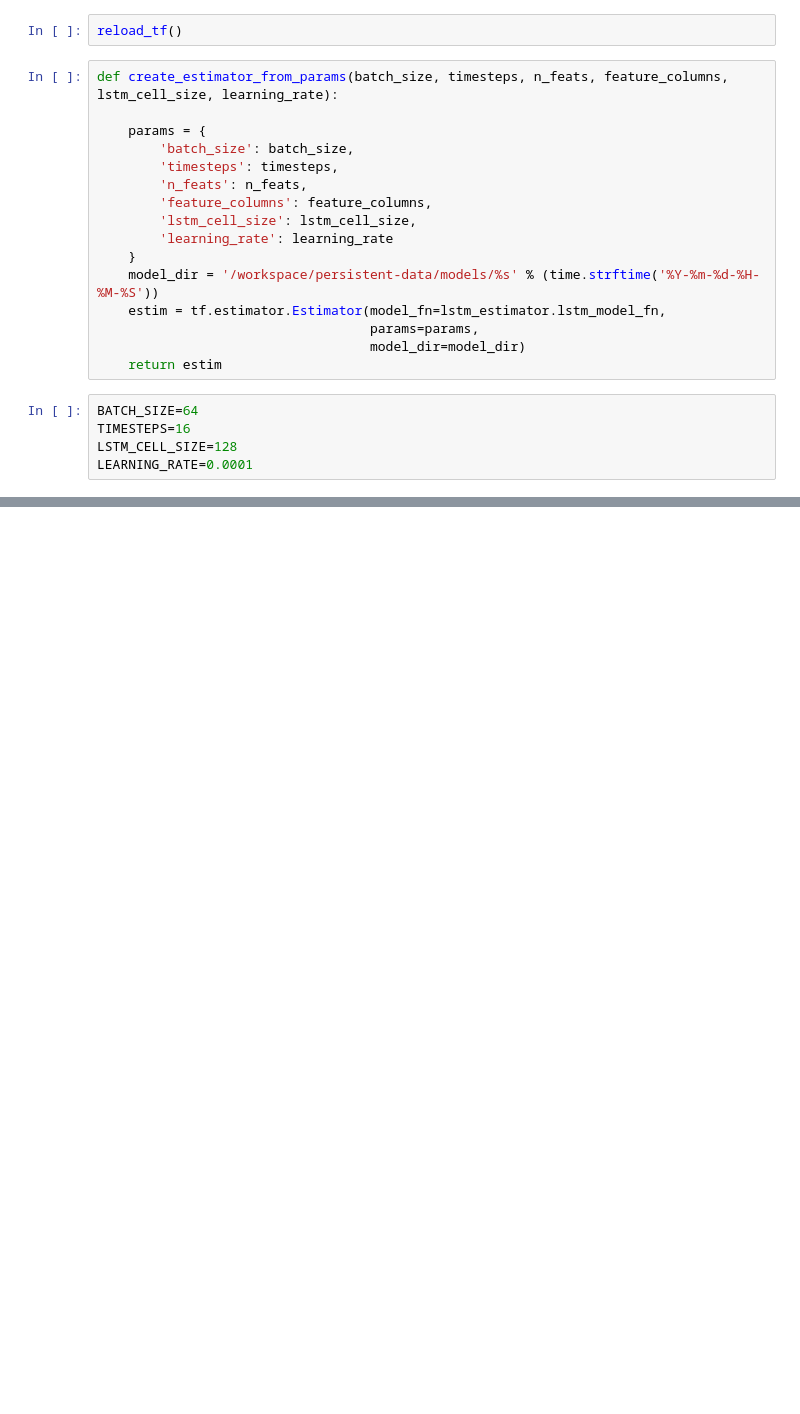
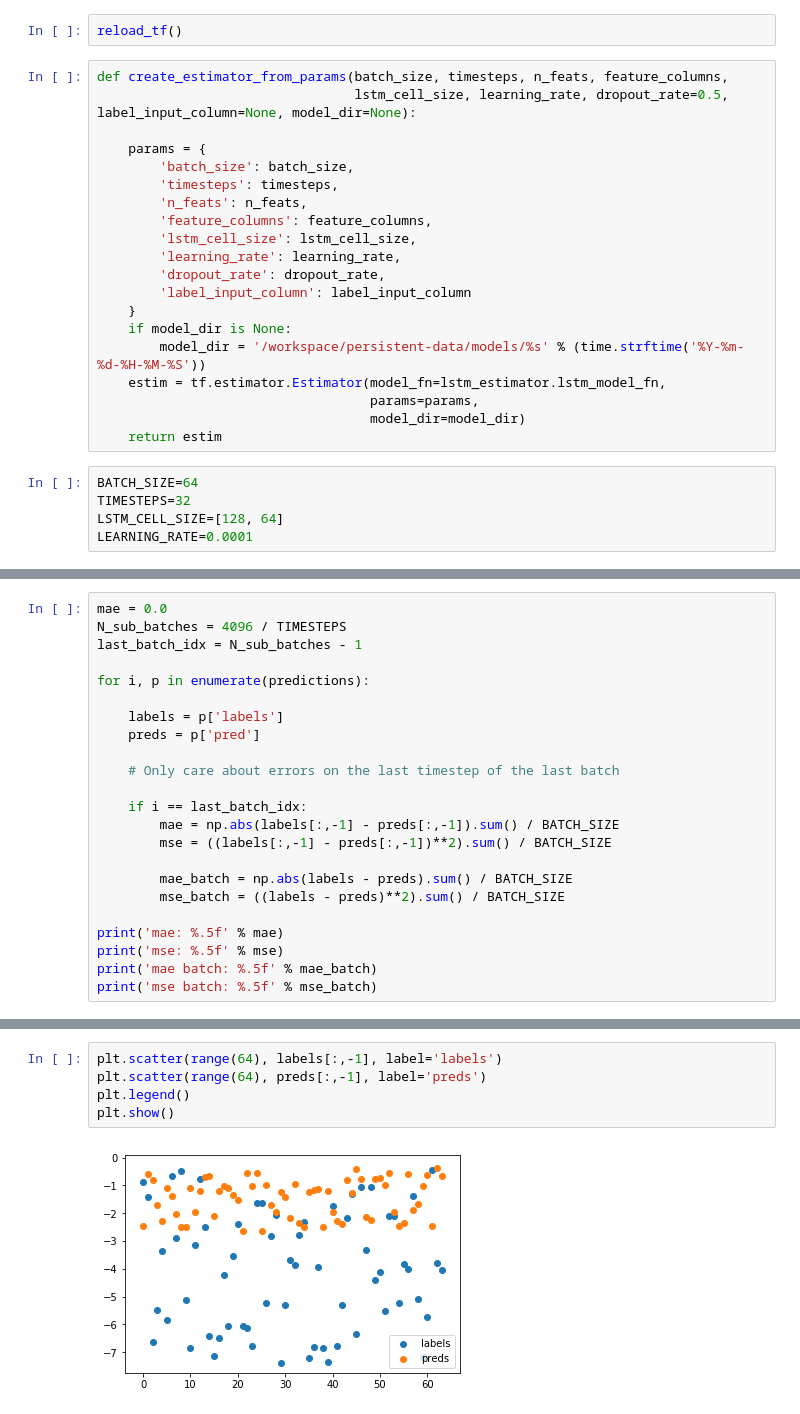
Before and after one commit to mattproetsch/lanl-earthquake, a Jupyter notebook: earthquake-model.ipynb, the cells around one changed output, grey strips where cells are left out. Drawn from its saved outputs; the diff is of its cells as text; blank space fills up the shorter version.

Commit message:
added dropout, multicell RNN

```diff
--- a/earthquake-model.ipynb
+++ b/earthquake-model.ipynb
@@ -45,7 +49,8 @@ def reload_tf():
 # %%
 reload_tf()
 # %%
-def create_estimator_from_params(batch_size, timesteps, n_feats, feature_columns, lstm_cell_size, learning_rate):
+def create_estimator_from_params(batch_size, timesteps, n_feats, feature_columns,
+                                 lstm_cell_size, learning_rate, dropout_rate=0.5, label_input_column=None, model_dir=None):
 
     params = {
         'batch_size': batch_size,
@@ -53,17 +58,20 @@ def create_estimator_from_params(batch_size, timesteps, n_feats, feature_columns
         'n_feats': n_feats,
         'feature_columns': feature_columns,
         'lstm_cell_size': lstm_cell_size,
-        'learning_rate': learning_rate
+        'learning_rate': learning_rate,
+        'dropout_rate': dropout_rate,
+        'label_input_column': label_input_column
     }
-    model_dir = '/workspace/persistent-data/models/%s' % (time.strftime('%Y-%m-%d-%H-%M-%S'))
+    if model_dir is None:
+        model_dir = '/workspace/persistent-data/models/%s' % (time.strftime('%Y-%m-%d-%H-%M-%S'))
     estim = tf.estimator.Estimator(model_fn=lstm_estimator.lstm_model_fn,
                                    params=params,
                                    model_dir=model_dir)
     return estim
 # %%
 BATCH_SIZE=64
-TIMESTEPS=16
-LSTM_CELL_SIZE=128
+TIMESTEPS=32
+LSTM_CELL_SIZE=[128, 64]
 LEARNING_RATE=0.0001
 # %%
 estimator = create_estimator_from_params(batch_size=BATCH_SIZE,
@@ -112,0 +155,23 @@ INFO:tensorflow:loss = 23.96686397795759, step = 118160 (3.302 sec)
+# %%
+mae = 0.0
+N_sub_batches = 4096 / TIMESTEPS
+last_batch_idx = N_sub_batches - 1
+
+for i, p in enumerate(predictions):
+
+    labels = p['labels']
+    preds = p['pred']
+
+    # Only care about errors on the last timestep of the last batch
+
+    if i == last_batch_idx:
+        mae = np.abs(labels[:,-1] - preds[:,-1]).sum() / BATCH_SIZE
+        mse = ((labels[:,-1] - preds[:,-1])**2).sum() / BATCH_SIZE
+
+        mae_batch = np.abs(labels - preds).sum() / BATCH_SIZE
+        mse_batch = ((labels - preds)**2).sum() / BATCH_SIZE
+
+print('mae: %.5f' % mae)
+print('mse: %.5f' % mse)
+print('mae batch: %.5f' % mae_batch)
+print('mse batch: %.5f' % mse_batch)
@@ -112,0 +269,7 @@ INFO:tensorflow:loss = 23.96686397795759, step = 118160 (3.302 sec)
+# %%
+plt.scatter(range(64), labels[:,-1], label='labels')
+plt.scatter(range(64), preds[:,-1], label='preds')
+plt.legend()
+plt.show()
+# %% [output]
+[figure, added]
```
Also changed, not shown: parts of 14 cells of this notebook, 3 other files.
